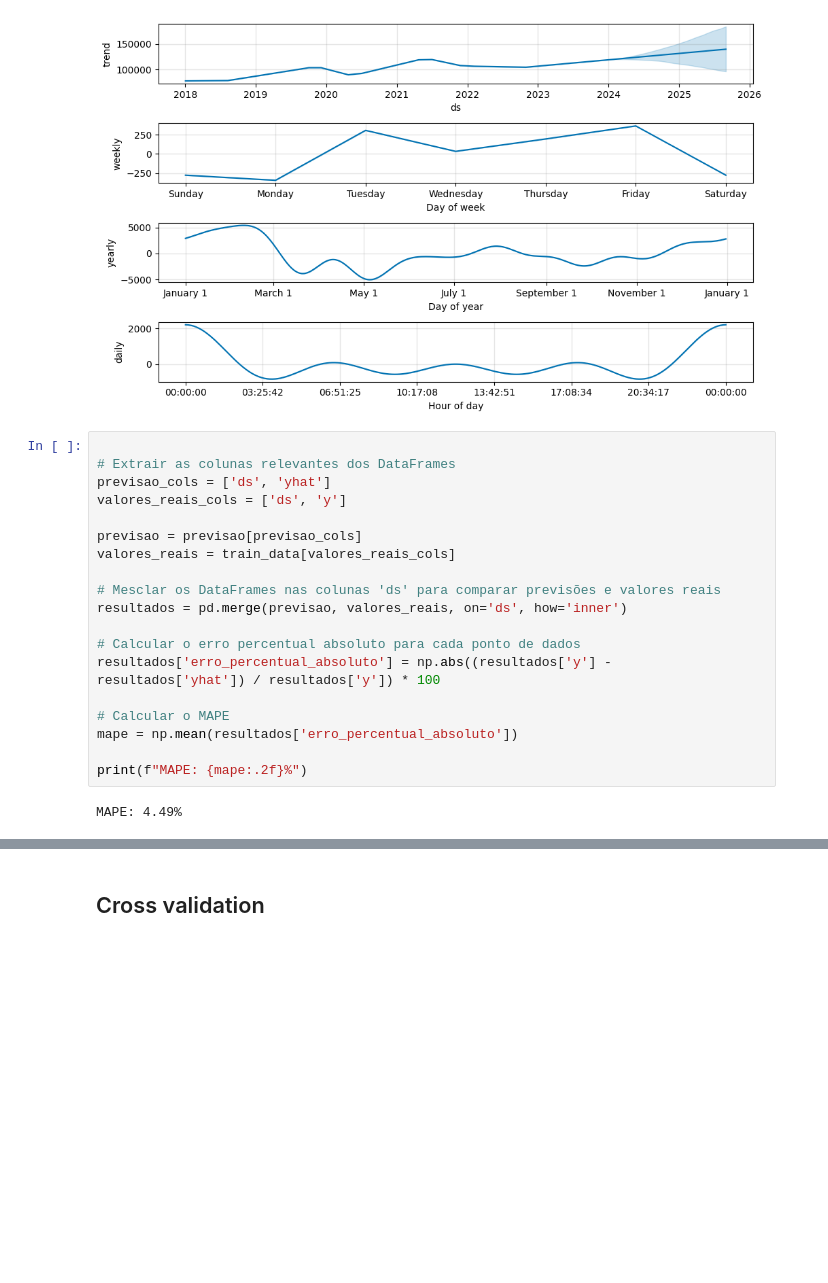
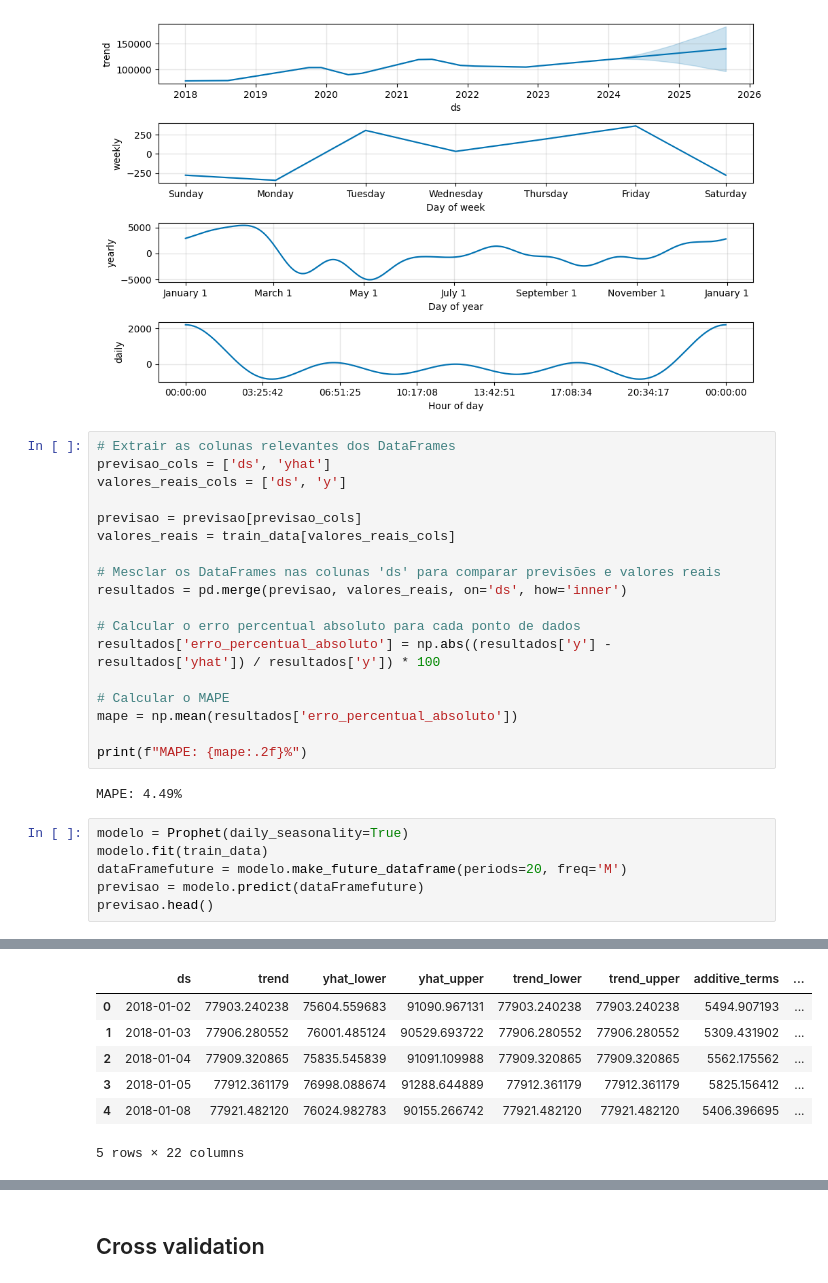
Before and after one commit to eugeniogdiniz/PosTechDataScience_Fiap, a Jupyter notebook: _Lives/Modulo_02/Aplicando_Modelos_ML_II/Prevendo_valores_ibovesp.ipynb, the cells around one changed output, grey strips where cells are left out. Saved outputs shown, nothing was run; the diff lists cells and outputs as text; blank space fills up the shorter version.

```diff
--- a/_Lives/Modulo_02/Aplicando_Modelos_ML_II/Prevendo_valores_ibovesp.ipynb
+++ b/_Lives/Modulo_02/Aplicando_Modelos_ML_II/Prevendo_valores_ibovesp.ipynb
@@ -785,7 +785,6 @@ modelo.plot_components(previsao, figsize=(10,6));
 # %% [output]
 [figure]
 # %%
-
 # Extrair as colunas relevantes dos DataFrames
 previsao_cols = ['ds', 'yhat']
 valores_reais_cols = ['ds', 'y']
@@ -805,3 +804,10 @@ mape = np.mean(resultados['erro_percentual_absoluto'])
 print(f"MAPE: {mape:.2f}%")
 # %% [output]
 MAPE: 4.49%
+# %%
+modelo = Prophet(daily_seasonality=True)
+modelo.fit(train_data)
+dataFramefuture = modelo.make_future_dataframe(periods=20, freq='M')
+previsao = modelo.predict(dataFramefuture)
+previsao.head()
+# %% [output]
@@ -807,0 +816,7 @@ MAPE: 4.49%
+|  | ds | trend | yhat_lower | yhat_upper | trend_lower | trend_upper | additive_terms | ... |
+| 0 | 2018-01-02 | 77903.240238 | 75604.559683 | 91090.967131 | 77903.240238 | 77903.240238 | 5494.907193 | ... |
+| 1 | 2018-01-03 | 77906.280552 | 76001.485124 | 90529.693722 | 77906.280552 | 77906.280552 | 5309.431902 | ... |
+| 2 | 2018-01-04 | 77909.320865 | 75835.545839 | 91091.109988 | 77909.320865 | 77909.320865 | 5562.175562 | ... |
+| 3 | 2018-01-05 | 77912.361179 | 76998.088674 | 91288.644889 | 77912.361179 | 77912.361179 | 5825.156412 | ... |
+| 4 | 2018-01-08 | 77921.482120 | 76024.982783 | 90155.266742 | 77921.482120 | 77921.482120 | 5406.396695 | ... |
+5 rows × 22 columns
```
Also changed, not shown: parts of 23 cells of this notebook, 1 other file.
